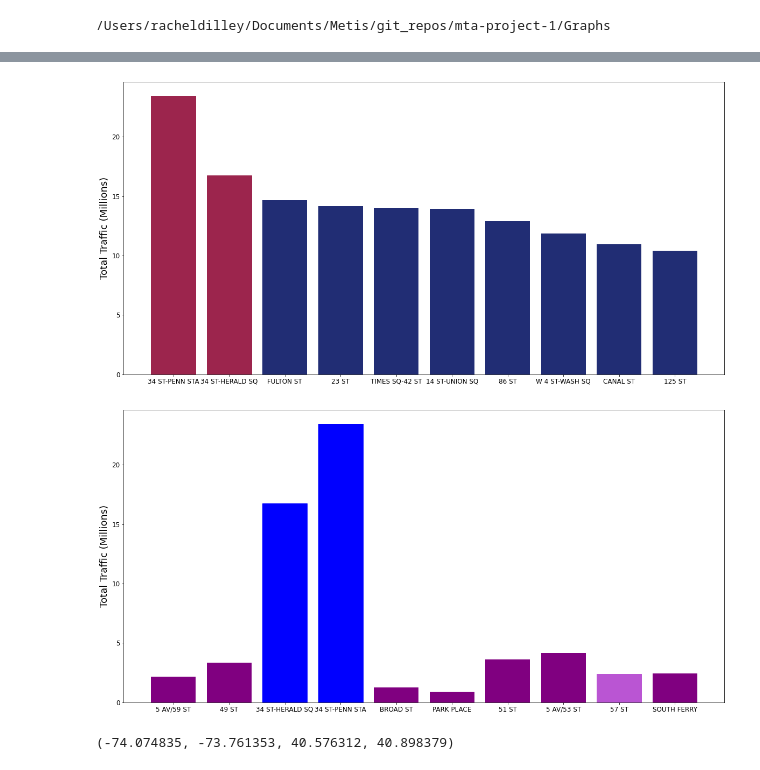
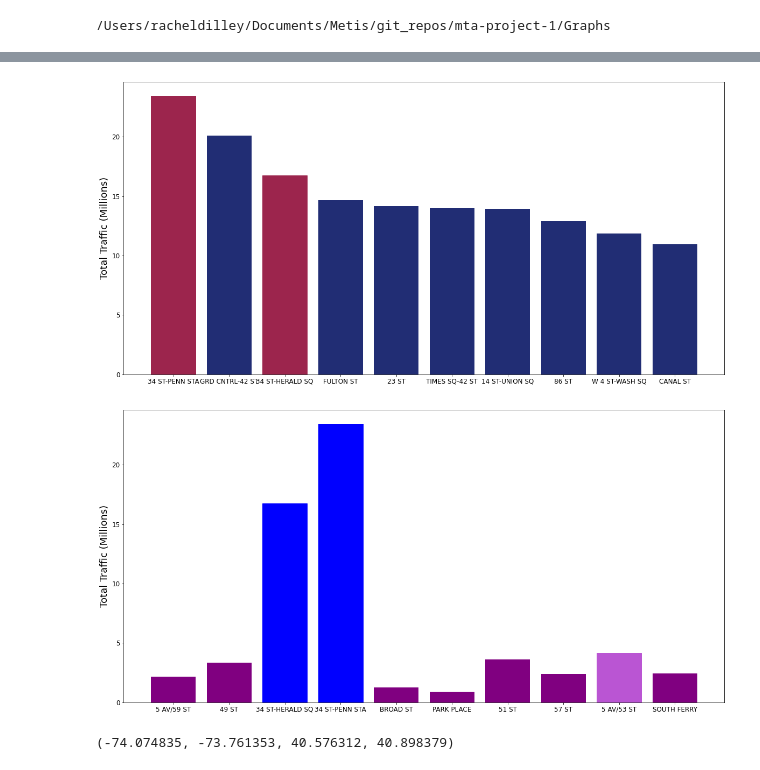
Before and after one commit to racheldilley1/mta-project-1, a Jupyter notebook: Proj2.ipynb, the cells around one changed output, grey strips where cells are left out. Cells and saved outputs as stored; diff of their text form; code cells hidden in the pictures.

```diff
--- a/Proj2.ipynb
+++ b/Proj2.ipynb
@@ -322,6 +322,8 @@ Rename columns in loc_data to merge on STATION and DIVISION
 loc_df.rename(columns = {'Stop Name':'STATION', 'Division':'DIVISION','GTFS Latitude':'Latitude','GTFS Longitude':'Longitude'}, inplace = True)
 loc_df['STATION'] = loc_df['STATION'].str.upper()
 loc_df['STATION'] = loc_df['STATION'].str.replace('STATION', 'STA')
+loc_df['STATION'] = loc_df['STATION'].str.replace('GRAND CENTRAL', 'GRD CNTRL')
+loc_df['STATION'] = loc_df['STATION'].str.replace('42 ST-PORT AUTHORITY BUS TERMINAL', '42 ST-PORT AUTH')
 #join with grouped_time
 station_loc_df = grouped_time.merge(loc_df, how = 'inner', on = ['STATION'])
 station_loc_df.tail()
@@ -640,14 +647,14 @@ plt.savefig('top10_inc_traf_bar.png', dpi=300)
 # %%
 top10_traf_bar = plt.bar(top10_traffic_stations_df['STATION'], top10_traffic_stations_df['TOTAL_TRAFFIC'],color='#212d74')
 #plt.xlabel("Stations",fontsize=18)
 plt.ylabel("Total Traffic (Millions)",fontsize=18)
 #plt.title("Top 10 Stations with Highest Traffic",fontsize=27)
 top10_traf_bar[0].set_color('#9c254d')
-top10_traf_bar[1].set_color('#9c254d')
+top10_traf_bar[2].set_color('#9c254d')
 #top_traf_bar[7].set_color('mediumorchid')
 plt.savefig('top10_traf_bar.png', dpi=300)
 # %% [output]
-[figure, old version]
+[figure, new version]
 # %%
 top_traf_inc_bar = plt.bar(top_station_income_df['STATION'], top_station_income_df['TOTAL_TRAFFIC'], color='purple')
 #plt.xlabel("Stations", fontsize=18)
@@ -658,7 +665,7 @@ top_traf_inc_bar[2].set_color('b')
 top_traf_inc_bar[8].set_color('mediumorchid')
 plt.savefig('top10_traf_inc_bar.png', dpi=300)
 # %% [output]
-[figure, old version]
+[figure, new version]
 # %%
 #find max and min of lat and long
 BBox = (station_lat_long_df.Longitude.min(),   station_lat_long_df.Longitude.max(),
```
Also changed, not shown: parts of 11 cells of this notebook, 6 other files.
